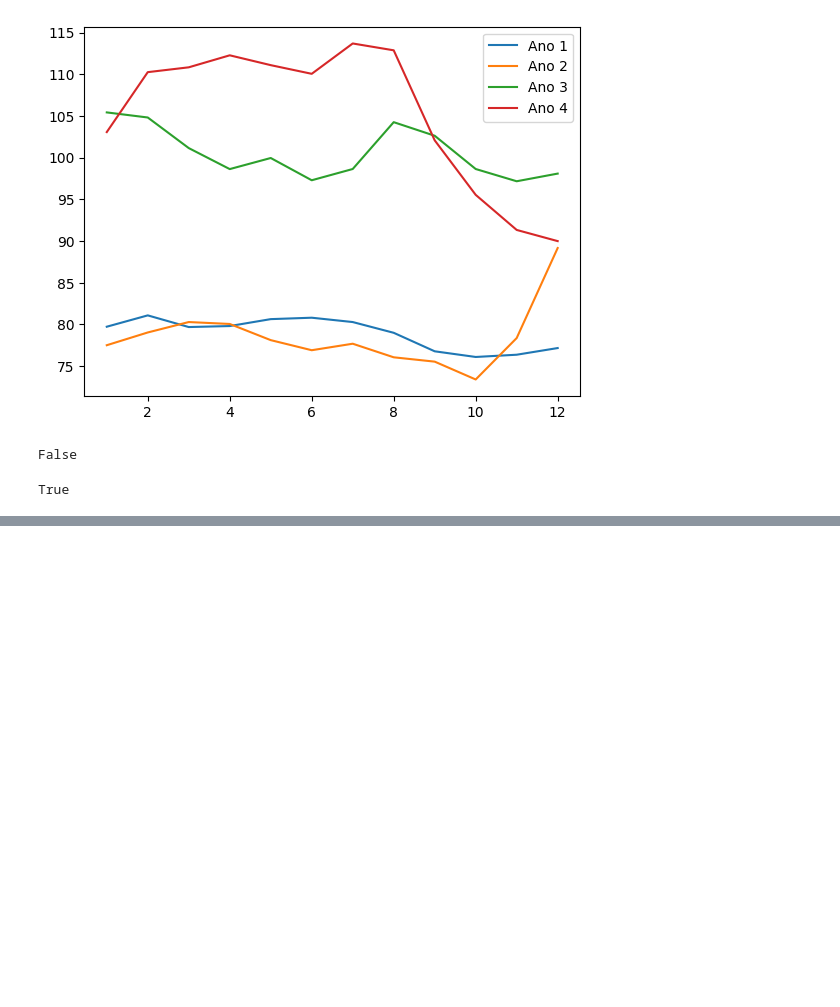
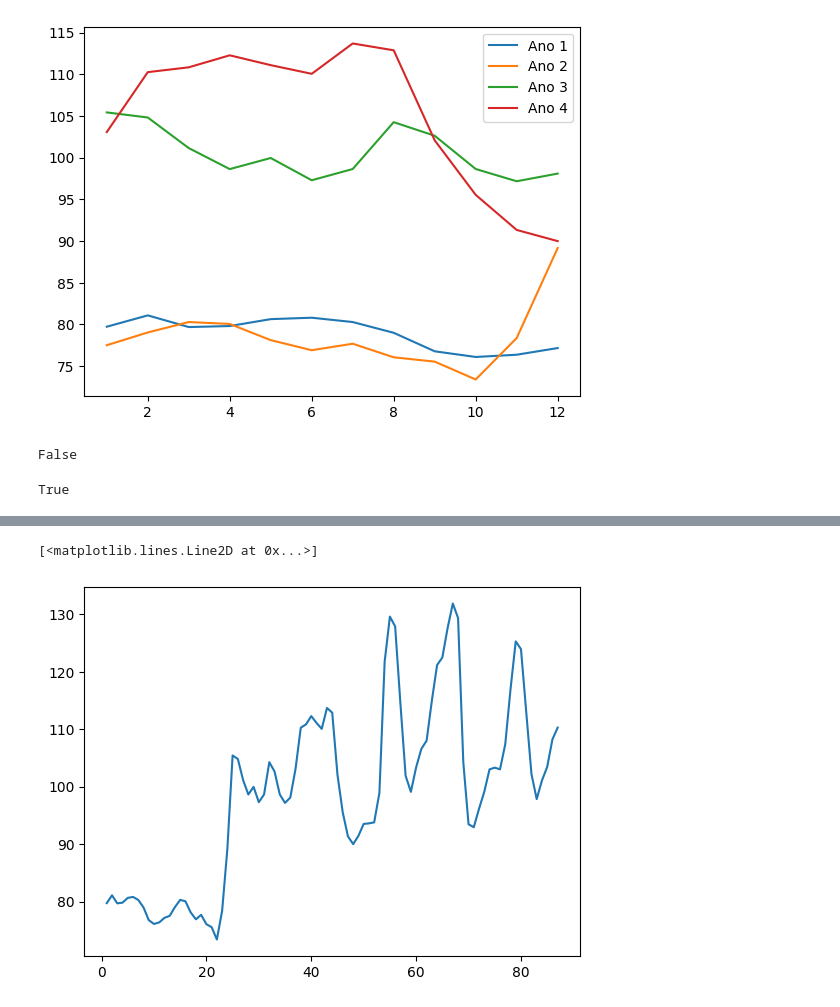
Before and after one commit to LKSFerreira/lifelong-learning, a Jupyter notebook: projetos-ia/python-data-science/numpy_analise_numeroca_eficiente.ipynb, the cells around one changed output, grey strips where cells are left out. Cells and saved outputs as stored; diff of their text form; code cells hidden in the pictures; blank space fills up the shorter version.

```diff
--- a/projetos-ia/python-data-science/numpy_analise_numeroca_eficiente.ipynb
+++ b/projetos-ia/python-data-science/numpy_analise_numeroca_eficiente.ipynb
@@ -64,0 +182,5 @@ True
+# %%
+plt.plot(datas, moscou)
+# %% [output]
+[<matplotlib.lines.Line2D at 0x...>]
+[figure, added]
```
Also changed, not shown: parts of 33 cells of this notebook, 3 other files.
